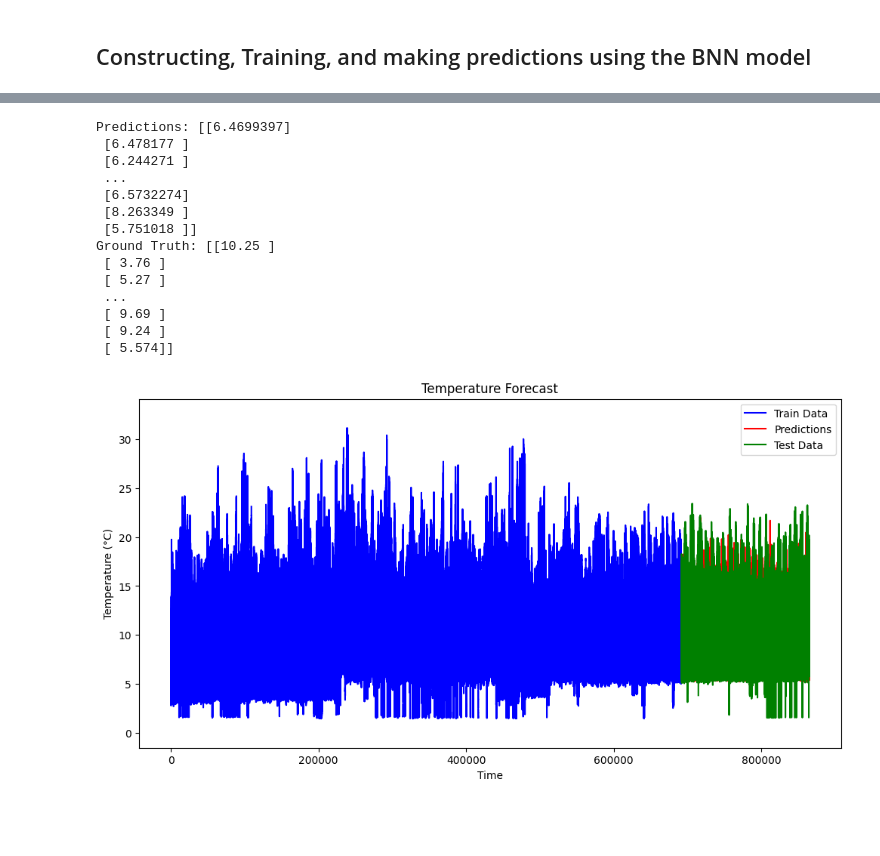
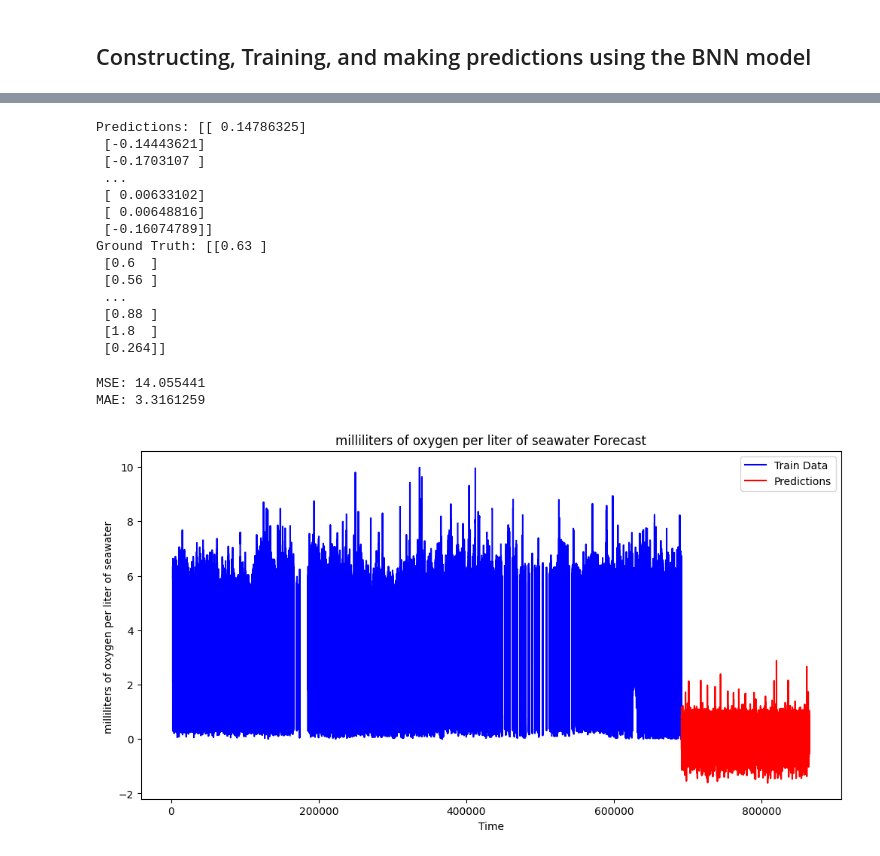
Before and after one commit to SohamBera16/bayesian-neural-network-based-prediction-using-Environmental-data, a Jupyter notebook: BNN_Regression.ipynb, the cells around one changed output, grey strips where cells are left out. Drawn from its saved outputs; the diff is of its cells as text; code cells hidden in the pictures; blank space fills up the shorter version.

Commit message:
model evaluation: MSE & MAE calculated

```diff
--- a/BNN_Regression.ipynb
+++ b/BNN_Regression.ipynb
@@ -360,55 +362,62 @@ NameError: ignored
 # %%
 # Convert the predictions and ground truth back to numpy arrays
-predictions = predictions.numpy()
-y_test = y_test.numpy()
+predictions = predictions     #.numpy()
+y_test = y_test  #.numpy()
 # %%
 # Print the predictions and ground truth values
 print('Predictions:', predictions)
 print('Ground Truth:', y_test)
 # %% [output]
-Predictions: [[6.4699397]
- [6.478177 ]
- [6.244271 ]
+Predictions: [[ 0.14786325]
+ [-0.14443621]
+ [-0.1703107 ]
  ...
- [6.5732274]
- [8.263349 ]
- [5.751018 ]]
-Ground Truth: [[10.25 ]
- [ 3.76 ]
- [ 5.27 ]
+ [ 0.00633102]
+ [ 0.00648816]
+ [-0.16074789]]
+Ground Truth: [[0.63 ]
+ [0.6  ]
+ [0.56 ]
  ...
- [ 9.69 ]
- [ 9.24 ]
- [ 5.574]]
+ [0.88 ]
+ [1.8  ]
+ [0.264]]
+# %%
+from sklearn.metrics import mean_squared_error, mean_absolute_error
+
+# Calculate Mean Squared Error (MSE)
+mse = mean_squared_error(y_test, predictions)
+print('MSE:', mse)
+
+# Calculate Mean Absolute Error (MAE)
+mae = mean_absolute_error(y_test, predictions)
+print('MAE:', mae)
+# %% [output]
+MSE: 14.055441
+MAE: 3.3161259
 # %%
 # Prepare the data
 total_data = bottle_df['O2ml_L']
 train_data = total_data[:len(X_train)]
 test_data = total_data[len(X_train):]
 
 # Plotting the train data
 plt.figure(figsize=(12, 6))
 plt.plot(range(len(train_data)), train_data, color='blue', label='Train Data')
 
 # Plotting the test data and predictions
 plt.plot(range(len(train_data), len(train_data) + len(predictions)), predictions, color='red', label='Predictions')
-plt.plot(range(len(train_data), len(train_data) + len(test_data)), test_data, color='green', label='Test Data')
+#plt.plot(range(len(train_data), len(train_data) + len(test_data)), test_data, color='green', label='Test Data')
 
 # Setting the plot labels and title
 plt.xlabel('Time')
 plt.ylabel('milliliters of oxygen per liter of seawater ')
 plt.title('milliliters of oxygen per liter of seawater Forecast')
 
 # Adding a legend
 plt.legend()
 
-# Adjusting y-axis limits for better separation
-y_min = min(min(train_data), min(predictions), min(test_data))
-y_max = max(max(train_data), max(predictions), max(test_data))
-y_range = y_max - y_min
-plt.ylim(y_min - 0.1*y_range, y_max + 0.1*y_range)
-
 # Display the plot
 plt.show()
 # %% [output]
-[figure, old version]
+[figure, new version]
```
Also changed, not shown: parts of 8 cells of this notebook.
